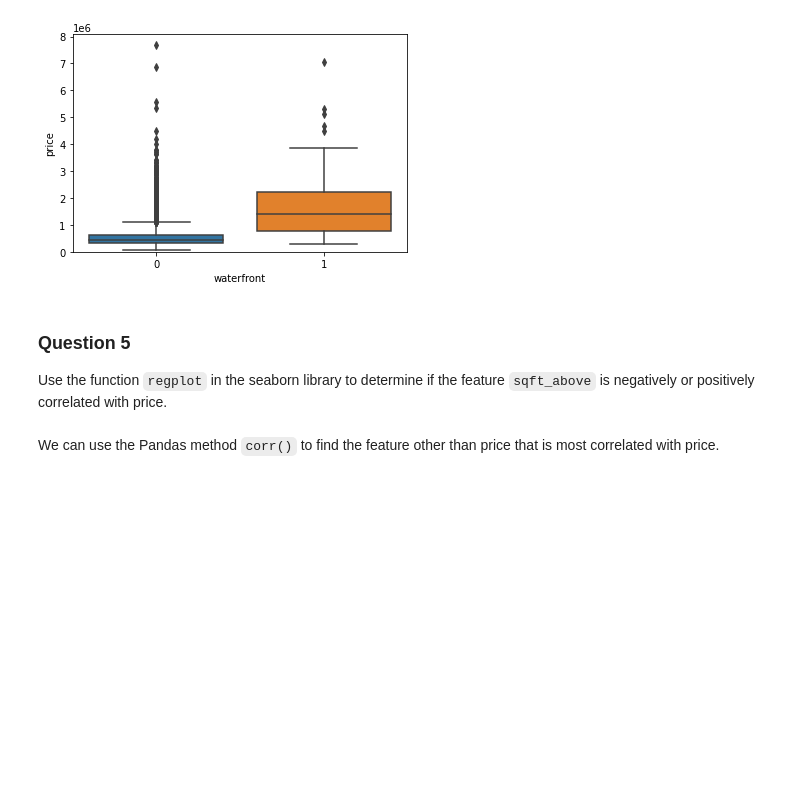
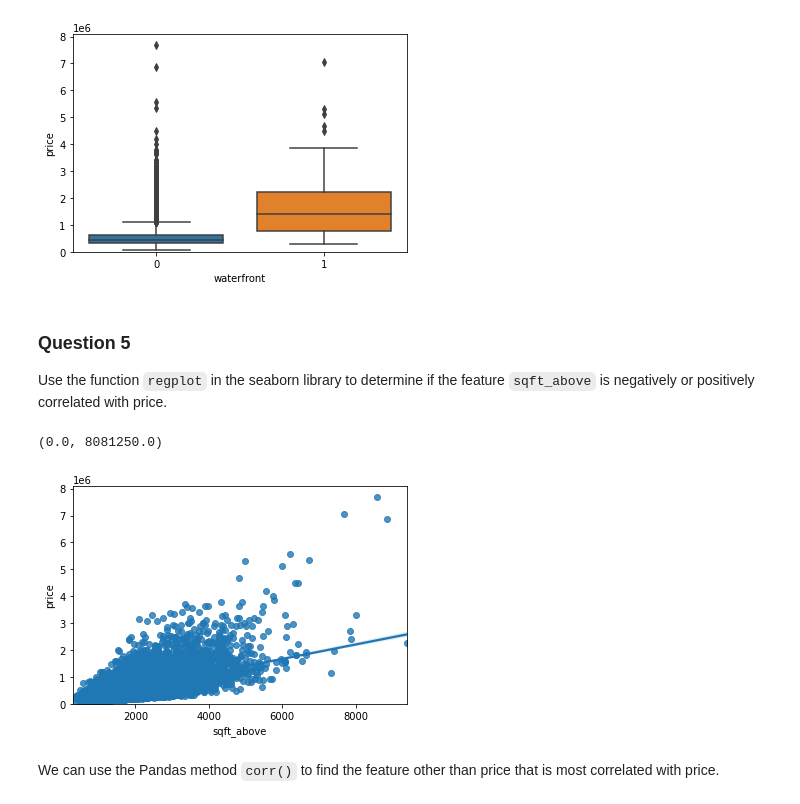
Before and after one commit to mugdhav/IBMCert, a Jupyter notebook: House_Sales_Data_Analysis_solved.ipynb, the cells around one changed output. Cells and saved outputs as stored; diff of their text form; code cells hidden in the pictures; blank space fills up the shorter version.

```diff
--- a/House_Sales_Data_Analysis_solved.ipynb
+++ b/House_Sales_Data_Analysis_solved.ipynb
@@ -204,6 +204,12 @@ plt.ylim(0,)
 # %% [markdown]
 ### Question 5
 Use the function <code>regplot</code>  in the seaborn library  to  determine if the feature <code>sqft_above</code> is negatively or positively correlated with price.
+# %%
+sns.regplot(x='sqft_above', y='price', data=df)
+plt.ylim(0,)
+# %% [output]
+(0.0, 8081250.0)
+[figure, added]
 # %% [markdown]
 
 We can use the Pandas method <code>corr()</code>  to find the feature other than price that is most correlated with price.
```
Also changed, not shown: parts of 2 cells of this notebook.
